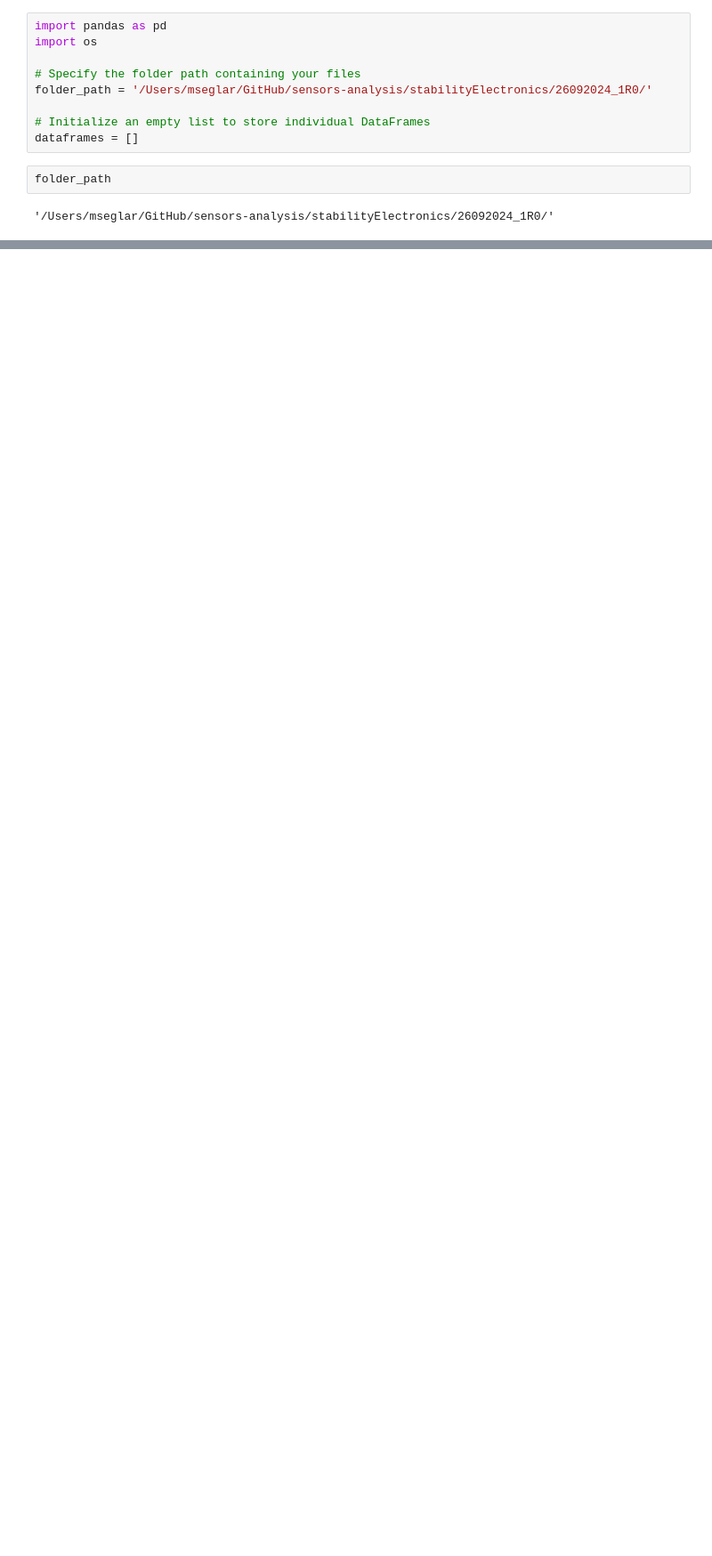
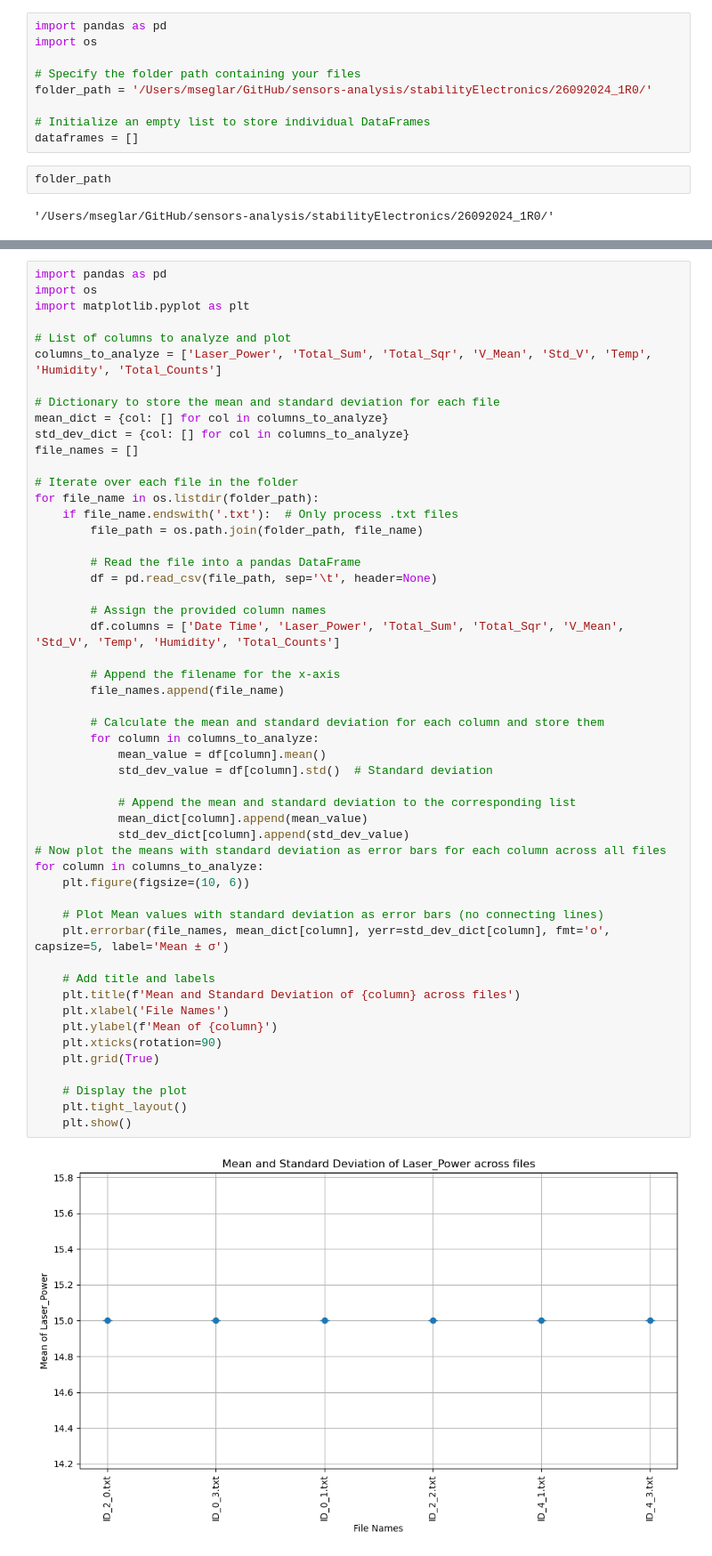
Before and after one commit to IFAEControl/sensors-analysis, a Jupyter notebook: Stability_Board.ipynb, the cells around one changed output, grey strips where cells are left out. Shown at 89% size. Cells and saved outputs as stored; diff of their text form; blank space fills up the shorter version.

```diff
--- a/Stability_Board.ipynb
+++ b/Stability_Board.ipynb
@@ -128,0 +210,54 @@ Temp:
+# %%
+import pandas as pd
+import os
+import matplotlib.pyplot as plt
+
+# List of columns to analyze and plot
+columns_to_analyze = ['Laser_Power', 'Total_Sum', 'Total_Sqr', 'V_Mean', 'Std_V', 'Temp', 'Humidity', 'Total_Counts']
+
+# Dictionary to store the mean and standard deviation for each file
+mean_dict = {col: [] for col in columns_to_analyze}
+std_dev_dict = {col: [] for col in columns_to_analyze}
+file_names = []
+
+# Iterate over each file in the folder
+for file_name in os.listdir(folder_path):
+    if file_name.endswith('.txt'):  # Only process .txt files
+        file_path = os.path.join(folder_path, file_name)
+
+        # Read the file into a pandas DataFrame
+        df = pd.read_csv(file_path, sep='\t', header=None)
+
+        # Assign the provided column names
+        df.columns = ['Date Time', 'Laser_Power', 'Total_Sum', 'Total_Sqr', 'V_Mean', 'Std_V', 'Temp', 'Humidity', 'Total_Counts']
+
+        # Append the filename for the x-axis
+        file_names.append(file_name)
+
+        # Calculate the mean and standard deviation for each column and store them
+        for column in columns_to_analyze:
+            mean_value = df[column].mean()
+            std_dev_value = df[column].std()  # Standard deviation
+
+            # Append the mean and standard deviation to the corresponding list
+            mean_dict[column].append(mean_value)
+            std_dev_dict[column].append(std_dev_value)
+# Now plot the means with standard deviation as error bars for each column across all files
+for column in columns_to_analyze:
+    plt.figure(figsize=(10, 6))
+
+    # Plot Mean values with standard deviation as error bars (no connecting lines)
+    plt.errorbar(file_names, mean_dict[column], yerr=std_dev_dict[column], fmt='o', capsize=5, label='Mean ± σ')
+
+    # Add title and labels
+    plt.title(f'Mean and Standard Deviation of {column} across files')
+    plt.xlabel('File Names')
+    plt.ylabel(f'Mean of {column}')
+    plt.xticks(rotation=90)
+    plt.grid(True)
+
+    # Display the plot
+    plt.tight_layout()
+    plt.show()
+# %% [output]
+[figure, added]
```
Also changed, not shown: parts of 4 cells of this notebook.
